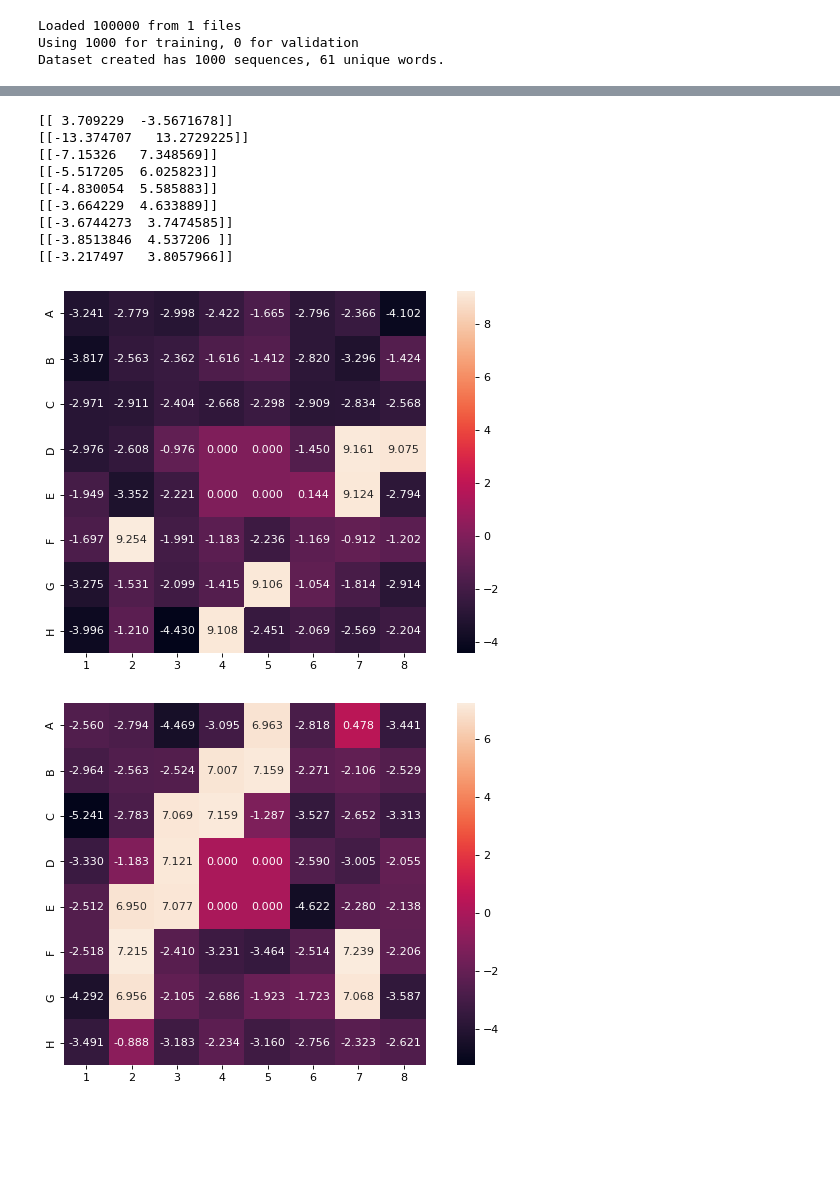
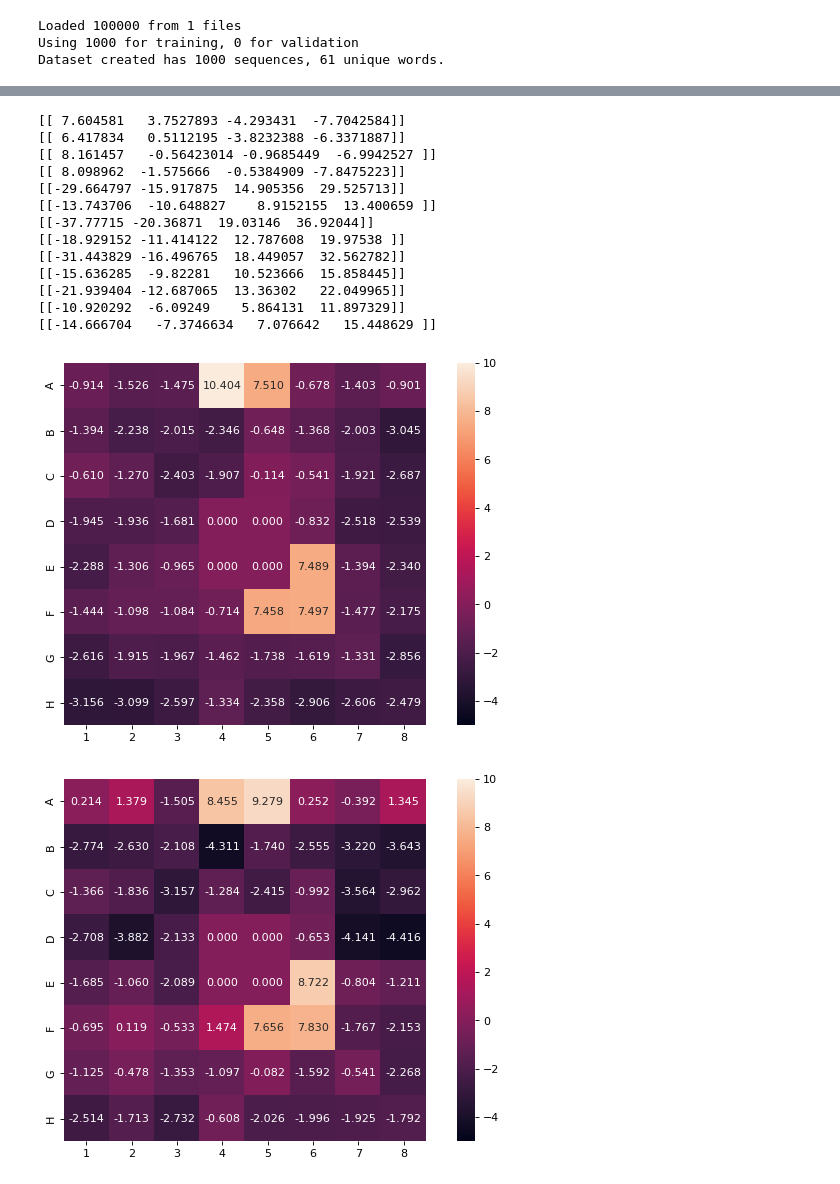
Before and after one commit to icemoon97/othello_world, a Jupyter notebook: linear_board_probes.ipynb, the cells around one changed output, grey strips where cells are left out. Drawn from its saved outputs; the diff is of its cells as text; code cells hidden in the pictures; blank space fills up the shorter version.

```diff
--- a/linear_board_probes.ipynb
+++ b/linear_board_probes.ipynb
@@ -550,18 +550,27 @@ print(xticks)
 ### intervening on turn
 # %%
 all_layers = range(1, 9)
-models, device = load_model_layers("bias/TLcontrol", all_layers)
-board_probes = load_linear_probes("bias/probes/state_control", all_layers)
-turn_probes = load_linear_probes("bias/probes/turn_control", all_layers, probe_class=2, num_task=1)
+# models, device = load_model_layers("bias/TLcontrol", all_layers)
+# board_probes = load_linear_probes("bias/probes/state_control", all_layers)
+# turn_probes = load_linear_probes("bias/probes/turn_control", all_layers, probe_class=2, num_task=1)
+models, device = load_model_layers("playertype/playertype_e40", all_layers)
+board_probes = load_linear_probes("playertype/probes/state", all_layers)
+player_probes = load_linear_probes("playertype/probes/player", all_layers, probe_class=4, num_task=1)
 # %%
-othello = Othello(data_root="othello_synthetic", n_games=1000, test_split=0, deduplicate=False)
-train_dataset = CharDataset(othello)
+# othello = Othello(data_root="othello_synthetic", n_games=1000, test_split=0, deduplicate=False)
+# train_dataset = CharDataset(othello)
+othello = Othello(data_root="othello_1player", n_games=1000, deduplicate=False, test_split=0)
+player_types, games = zip(*othello)
+train_dataset = CharDataset(games)
 # %% [output]
 Loaded 100000 from 1 files
 Using 1000 for training, 0 for validation
 Dataset created has 1000 sequences, 61 unique words.
 # %%
-completion = othello[0][:11]
+# completion = othello[0][:11]
+pt, completion = othello[0]
+print("player:", pt)
+completion = completion[:10]
 
 pre_board = OthelloBoardState()
 pre_board.update(completion)
@@ -621,7 +631,7 @@ def get_probe_goal_state(ob):
 
     return desired_probe_state
 # %%
-i_layers = [1]
+i_layers = [4, 5, 6, 7, 8]
 scale = 2
 desired_probe_state = get_probe_goal_state(flipped_turn_board)
 
@@ -634,7 +644,7 @@ saved_turn_probe_logits = []
 saved_board_probe_logits = []
 
 for i, current_layer in enumerate(all_layers):
-    p = turn_probes[current_layer]
+    p = player_probes[current_layer]
 
     if i == 0:
         whole_mid_act = models[all_layers.start].forward_1st_stage(partial_game[None, :])  # [B, T, F=512]
@@ -655,13 +665,18 @@ for i, current_layer in enumerate(all_layers):
     new_mid_act = mid_act.clone()
 
     # linear steering intervention on turn
-    m = p.proj.weight.data
-    new_mid_act += m[1] * scale
-    new_mid_act -= m[0] * scale
+    # m = p.proj.weight.data
+    # new_mid_act += m[1] * scale
+    # new_mid_act -= m[0] * scale
 
     # pinv = torch.pinverse(board_probes[current_layer].proj.weight.data)  # [512, 192]
     # desired_probe_tensor = torch.from_numpy(desired_probe_state).to(pinv.dtype).to(device)
     # new_mid_act = torch.matmul(pinv, desired_probe_tensor.reshape(192))
+
+    # linear steering intervention on player
+    m = p.proj.weight.data
+    new_mid_act += m[3] * scale
+    new_mid_act -= m[0] * scale
 
 
     post_intv_logits = p(new_mid_act[None, :])[0].squeeze(0)
@@ -680,21 +695,25 @@ saved_board_probe_logits = np.array([x.softmax(dim=-1).detach().cpu().numpy() fo
 for l in saved_turn_probe_logits:
     print(l)
 # %% [output]
-[[ 3.709229  -3.5671678]]
-[[-13.374707   13.2729225]]
-[[-7.15326   7.348569]]
-[[-5.517205  6.025823]]
-[[-4.830054  5.585883]]
-[[-3.664229  4.633889]]
-[[-3.6744273  3.7474585]]
-[[-3.8513846  4.537206 ]]
-[[-3.217497   3.8057966]]
+[[ 7.604581   3.7527893 -4.293431  -7.7042584]]
+[[ 6.417834   0.5112195 -3.8232388 -6.3371887]]
+[[ 8.161457   -0.56423014 -0.9685449  -6.9942527 ]]
+[[ 8.098962  -1.575666  -0.5384909 -7.8475223]]
+[[-29.664797 -15.917875  14.905356  29.525713]]
+[[-13.743706  -10.648827    8.9152155  13.400659 ]]
+[[-37.77715 -20.36871  19.03146  36.92044]]
+[[-18.929152 -11.414122  12.787608  19.97538 ]]
+[[-31.443829 -16.496765  18.449057  32.562782]]
+[[-15.636285  -9.82281   10.523666  15.858445]]
+[[-21.939404 -12.687065  13.36302   22.049965]]
+[[-10.920292  -6.09249    5.864131  11.897329]]
+[[-14.666704   -7.3746634   7.076642   15.448629 ]]
 # %%
-fig = draw_heatmap_from_tokens(pre_intv_pred)
-fig = draw_heatmap_from_tokens(post_intv_pred)
+fig = draw_heatmap_from_tokens(pre_intv_pred, vmax=10, vmin=-5)
+fig = draw_heatmap_from_tokens(post_intv_pred, vmax=10, vmin=-5)
 # %% [output]
-[figure, old version]
+[figure, new version]
-[figure, old version]
+[figure, new version]
 # %%
 fig, ax = plt.subplots(1, figsize=(6, 6), dpi=80, facecolor='w', edgecolor='k')
 
```
Also changed, not shown: parts of 6 cells of this notebook, 3 other files.
